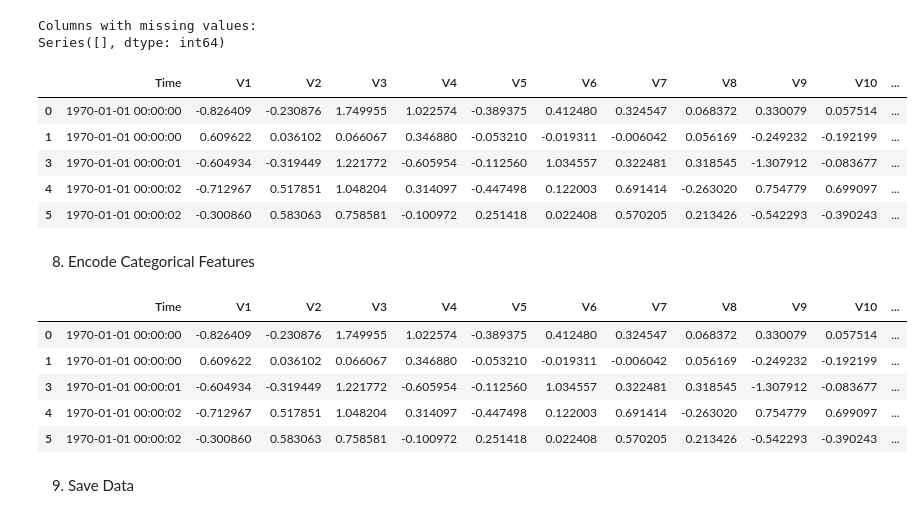
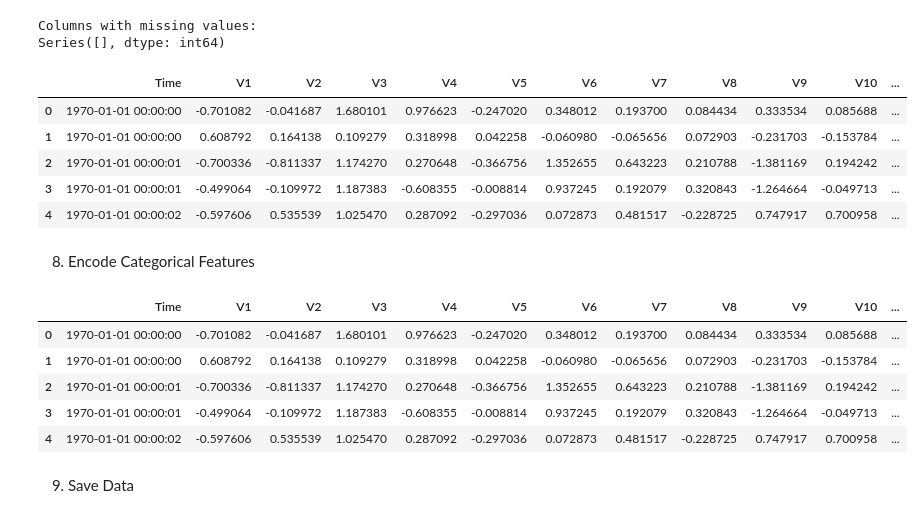
Before and after one commit to Abenezer-Baheru/Fraud_Detection_ML_Model_in_E-commerce_and_Credit_Card_Transactions, a Jupyter notebook: notebooks/EDA_and_Preprocessing/creditcard_EDA_and_Preprocessing.ipynb, the cells around one changed output. Saved outputs shown, nothing was run; the diff lists cells and outputs as text; code cells hidden in the pictures.

```diff
--- a/notebooks/EDA_and_Preprocessing/creditcard_EDA_and_Preprocessing.ipynb
+++ b/notebooks/EDA_and_Preprocessing/creditcard_EDA_and_Preprocessing.ipynb
@@ -295,27 +306,3 @@ Number of outliers in 'Amount': 31685
 Number of outliers in 'Amount' with 'class' value 1 (fraudulent transaction): 87
 Percentage of outliers in 'Amount' with 'class' value 1 (fraudulent transaction): 0.27%
 Percentage of fraudulent outliers in 'Amount' with respect to the total data: 0.03%
-# %%
-# Define function to remove outliers based on IQR
-def remove_outliers(df, columns):
-    for col in columns:
-        Q1 = df[col].quantile(0.25)
-        Q3 = df[col].quantile(0.75)
-        IQR = Q3 - Q1
-        lower_bound = Q1 - 1.5 * IQR
-        upper_bound = Q3 + 1.5 * IQR
-        df = df[(df[col] >= lower_bound) & (df[col] <= upper_bound)]
-    return df
-
-# List of columns to check for outliers (only 'Amount' and 'Class')
-columns_to_check = ['Amount', 'Class']
-
-# Remove outliers
-data_cleaned = remove_outliers(data, columns_to_check)
-
-# Display the number of rows before and after removing outliers
-print(f"Number of rows before removing outliers: {len(data)}")
-print(f"Number of rows after removing outliers: {len(data_cleaned)}")
-
-# Update the data
-data = data_cleaned
@@ -476,24 +456,25 @@ print(missing_values[missing_values > 0])
 Columns with missing values:
 Series([], dtype: int64)
 # %%
-# Select only numeric columns for normalization and scaling
+# Select only numeric columns for normalization and scaling, excluding 'Class', 'Transaction_Hour', and 'Transaction_DayOfWeek'
 numeric_columns = data.select_dtypes(include=[np.number]).columns
+numeric_columns = numeric_columns.drop(['Class', 'Transaction_Hour', 'Transaction_DayOfWeek'])
 
 # Initialize the StandardScaler
 scaler = StandardScaler()
 
 # Fit and transform the numeric columns
 data[numeric_columns] = scaler.fit_transform(data[numeric_columns])
 
 # Display the first few rows of the normalized and scaled dataframe
 data.head()
 # %% [output]
 |  | Time | V1 | V2 | V3 | V4 | V5 | V6 | V7 | V8 | V9 | V10 | ... |
-| 0 | 1970-01-01 00:00:00 | -0.826409 | -0.230876 | 1.749955 | 1.022574 | -0.389375 | 0.412480 | 0.324547 | 0.068372 | 0.330079 | 0.057514 | ... |
-| 1 | 1970-01-01 00:00:00 | 0.609622 | 0.036102 | 0.066067 | 0.346880 | -0.053210 | -0.019311 | -0.006042 | 0.056169 | -0.249232 | -0.192199 | ... |
-| 3 | 1970-01-01 00:00:01 | -0.604934 | -0.319449 | 1.221772 | -0.605954 | -0.112560 | 1.034557 | 0.322481 | 0.318545 | -1.307912 | -0.083677 | ... |
-| 4 | 1970-01-01 00:00:02 | -0.712967 | 0.517851 | 1.048204 | 0.314097 | -0.447498 | 0.122003 | 0.691414 | -0.263020 | 0.754779 | 0.699097 | ... |
-| 5 | 1970-01-01 00:00:02 | -0.300860 | 0.583063 | 0.758581 | -0.100972 | 0.251418 | 0.022408 | 0.570205 | 0.213426 | -0.542293 | -0.390243 | ... |
+| 0 | 1970-01-01 00:00:00 | -0.701082 | -0.041687 | 1.680101 | 0.976623 | -0.247020 | 0.348012 | 0.193700 | 0.084434 | 0.333534 | 0.085688 | ... |
+| 1 | 1970-01-01 00:00:00 | 0.608792 | 0.164138 | 0.109279 | 0.318998 | 0.042258 | -0.060980 | -0.065656 | 0.072903 | -0.231703 | -0.153784 | ... |
+| 2 | 1970-01-01 00:00:01 | -0.700336 | -0.811337 | 1.174270 | 0.270648 | -0.366756 | 1.352655 | 0.643223 | 0.210788 | -1.381169 | 0.194242 | ... |
+| 3 | 1970-01-01 00:00:01 | -0.499064 | -0.109972 | 1.187383 | -0.608355 | -0.008814 | 0.937245 | 0.192079 | 0.320843 | -1.264664 | -0.049713 | ... |
+| 4 | 1970-01-01 00:00:02 | -0.597606 | 0.535539 | 1.025470 | 0.287092 | -0.297036 | 0.072873 | 0.481517 | -0.228725 | 0.747917 | 0.700958 | ... |
 # %% [markdown]
 8. Encode Categorical Features
 # %%
@@ -501,7 +482,7 @@ data.head()
 label_encoder = LabelEncoder()
 
 # Define the categorical columns to encode
-categorical_columns = ['Amount_range', 'Transaction_DayOfWeek']
+categorical_columns = ['Transaction_Hour', 'Transaction_DayOfWeek']
 
 # Encode each categorical column using LabelEncoder
 for column in categorical_columns:
@@ -512,11 +493,11 @@ for column in categorical_columns:
 data.head()
 # %% [output]
 |  | Time | V1 | V2 | V3 | V4 | V5 | V6 | V7 | V8 | V9 | V10 | ... |
-| 0 | 1970-01-01 00:00:00 | -0.826409 | -0.230876 | 1.749955 | 1.022574 | -0.389375 | 0.412480 | 0.324547 | 0.068372 | 0.330079 | 0.057514 | ... |
-| 1 | 1970-01-01 00:00:00 | 0.609622 | 0.036102 | 0.066067 | 0.346880 | -0.053210 | -0.019311 | -0.006042 | 0.056169 | -0.249232 | -0.192199 | ... |
-| 3 | 1970-01-01 00:00:01 | -0.604934 | -0.319449 | 1.221772 | -0.605954 | -0.112560 | 1.034557 | 0.322481 | 0.318545 | -1.307912 | -0.083677 | ... |
-| 4 | 1970-01-01 00:00:02 | -0.712967 | 0.517851 | 1.048204 | 0.314097 | -0.447498 | 0.122003 | 0.691414 | -0.263020 | 0.754779 | 0.699097 | ... |
-| 5 | 1970-01-01 00:00:02 | -0.300860 | 0.583063 | 0.758581 | -0.100972 | 0.251418 | 0.022408 | 0.570205 | 0.213426 | -0.542293 | -0.390243 | ... |
+| 0 | 1970-01-01 00:00:00 | -0.701082 | -0.041687 | 1.680101 | 0.976623 | -0.247020 | 0.348012 | 0.193700 | 0.084434 | 0.333534 | 0.085688 | ... |
+| 1 | 1970-01-01 00:00:00 | 0.608792 | 0.164138 | 0.109279 | 0.318998 | 0.042258 | -0.060980 | -0.065656 | 0.072903 | -0.231703 | -0.153784 | ... |
+| 2 | 1970-01-01 00:00:01 | -0.700336 | -0.811337 | 1.174270 | 0.270648 | -0.366756 | 1.352655 | 0.643223 | 0.210788 | -1.381169 | 0.194242 | ... |
+| 3 | 1970-01-01 00:00:01 | -0.499064 | -0.109972 | 1.187383 | -0.608355 | -0.008814 | 0.937245 | 0.192079 | 0.320843 | -1.264664 | -0.049713 | ... |
+| 4 | 1970-01-01 00:00:02 | -0.597606 | 0.535539 | 1.025470 | 0.287092 | -0.297036 | 0.072873 | 0.481517 | -0.228725 | 0.747917 | 0.700958 | ... |
 # %% [markdown]
 9. Save Data
 # %%
```
Also changed, not shown: parts of 9 cells of this notebook.
